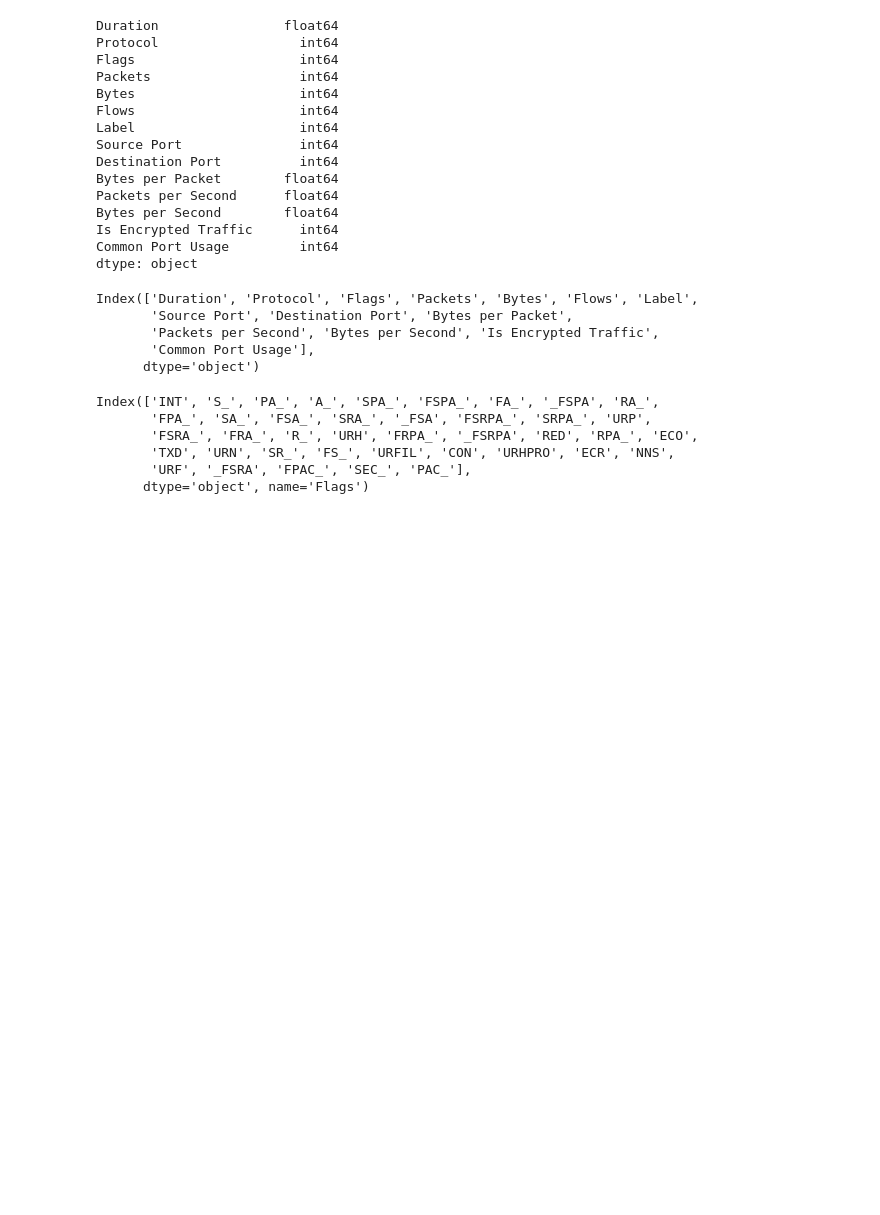
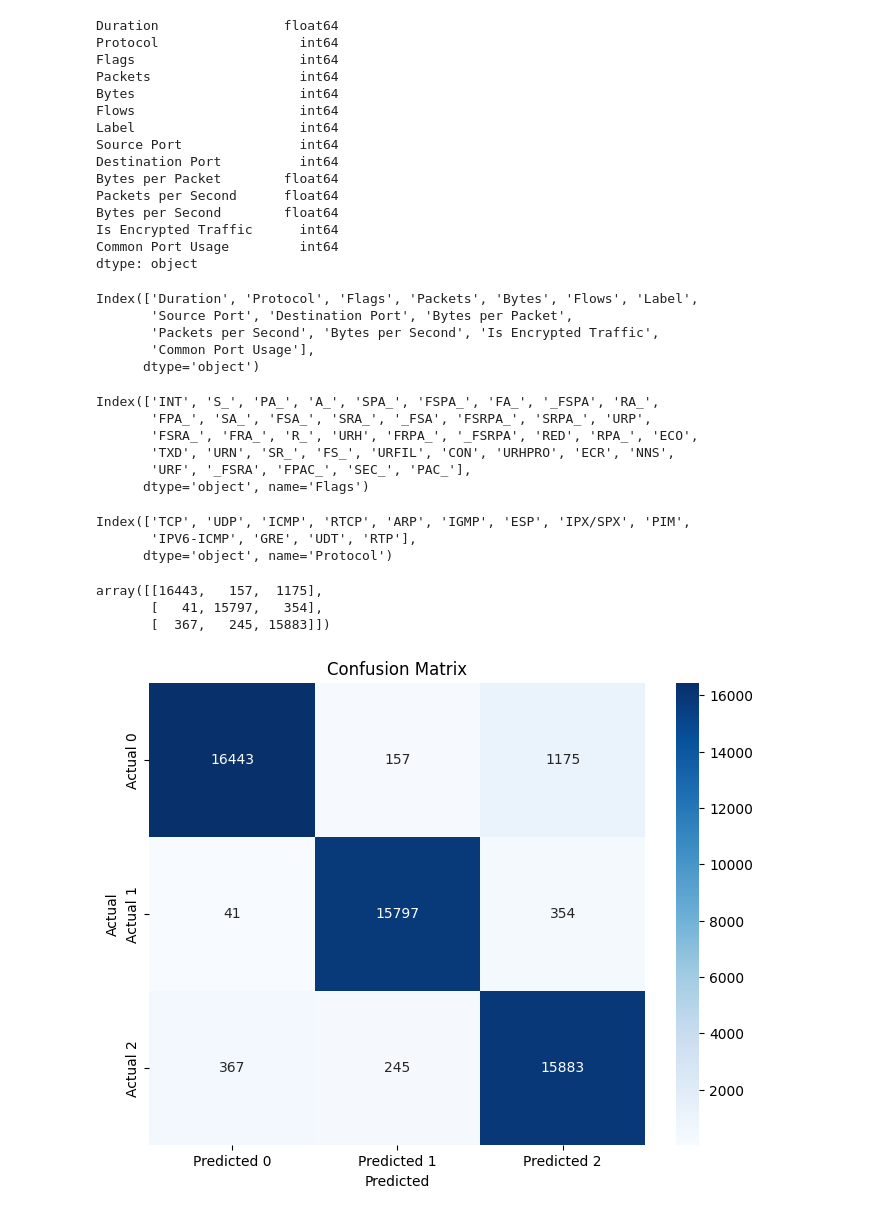
Before and after one commit to AuspicesAI/ScytheEx-Hackathon, a Jupyter notebook: ai/notebooks/NerisProcessing.ipynb, the cells around one changed output. Cells and saved outputs as stored; diff of their text form; code cells hidden in the pictures; blank space fills up the shorter version.

```diff
--- a/ai/notebooks/NerisProcessing.ipynb
+++ b/ai/notebooks/NerisProcessing.ipynb
@@ -249,7 +247,9 @@ engineering_df["Destination Port"] = engineering_df["Destination Port"].apply(
     clean_port
 )
 
-
+engineering_df["Source Port"] = engineering_df["Source Port"].apply(
+    clean_port
+)
 
 def is_encrypted_protocol(port):
     encrypted_ports = {443, 22, 993, 995, 465, 587, 636, 989, 990, 992, 1194, 500}
@@ -261,6 +261,8 @@ def is_common_port(port):
     return 1 if port in common_ports else 0
 
 engineering_df["Destination Port"] = engineering_df["Destination Port"].astype(int)
+engineering_df["Source Port"] = engineering_df["Source Port"].astype(int)
+
 
 # Apply the encryption check
 engineering_df["Is Encrypted Traffic"] = engineering_df["Destination Port"].apply(
@@ -440,3 +443,36 @@ Index(['INT', 'S_', 'PA_', 'A_', 'SPA_', 'FSPA_', 'FA_', '_FSPA', 'RA_',
        'TXD', 'URN', 'SR_', 'FS_', 'URFIL', 'CON', 'URHPRO', 'ECR', 'NNS',
        'URF', '_FSRA', 'FPAC_', 'SEC_', 'PAC_'],
       dtype='object', name='Flags')
+# %%
+df_balanced["Protocol"].value_counts().keys()
+# %% [output]
+Index(['TCP', 'UDP', 'ICMP', 'RTCP', 'ARP', 'IGMP', 'ESP', 'IPX/SPX', 'PIM',
+       'IPV6-ICMP', 'GRE', 'UDT', 'RTP'],
+      dtype='object', name='Protocol')
+# %%
+from sklearn.metrics import confusion_matrix
+
+cm = confusion_matrix(y_test, y_pred)
+# %% [output]
+array([[16443,   157,  1175],
+       [   41, 15797,   354],
+       [  367,   245, 15883]])
+# %%
+import matplotlib.pyplot as plt
+import seaborn as sns
+
+plt.figure(figsize=(8, 6))
+sns.heatmap(
+    cm,
+    annot=True,
+    cmap="Blues",
+    fmt="g",
+    xticklabels=["Predicted 0", "Predicted 1", "Predicted 2"],
+    yticklabels=["Actual 0", "Actual 1", "Actual 2"],
+)
+plt.xlabel("Predicted")
+plt.ylabel("Actual")
+plt.title("Confusion Matrix")
+plt.show()
+# %% [output]
+[figure, added]
```
Also changed, not shown: parts of 12 cells of this notebook, 2 other files.
